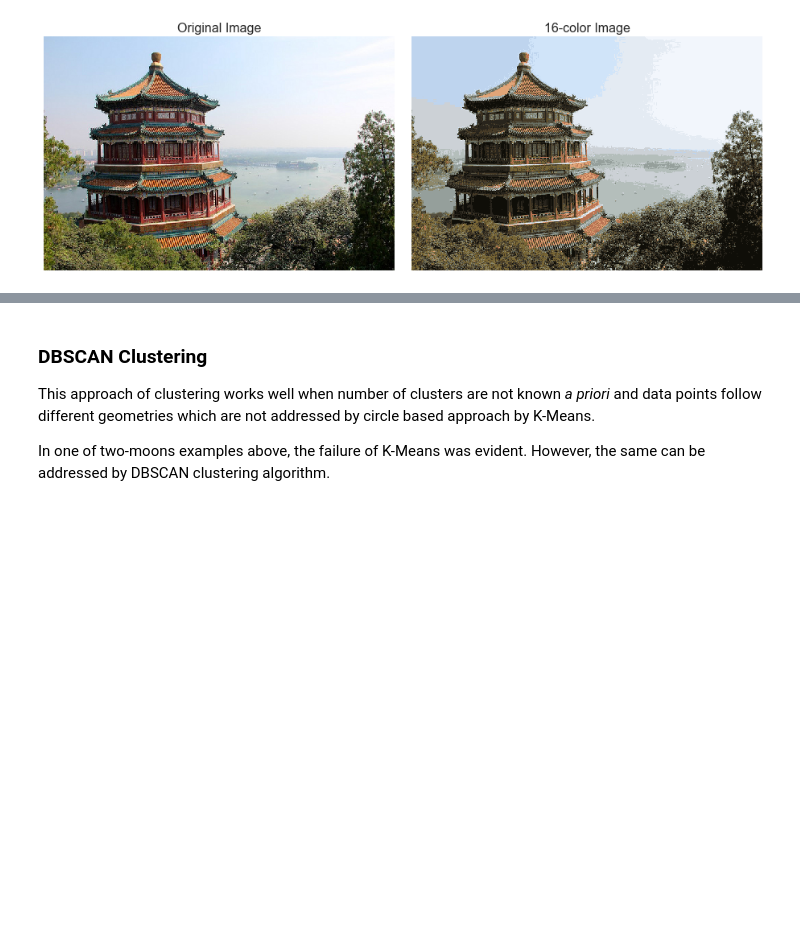
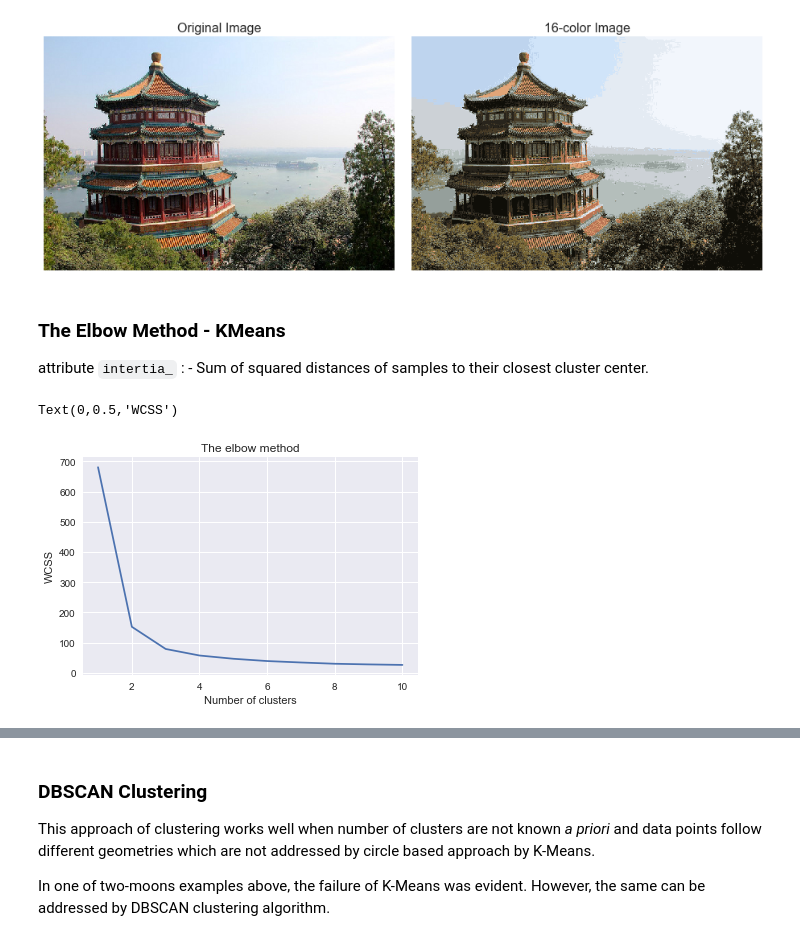
Before and after one commit to mayankkaizen/jupyter-notebooks, a Jupyter notebook: ML - Clustering - K-Means, DBSCAN and GMM.ipynb, the cells around one changed output, grey strips where cells are left out. Cells and saved outputs as stored; diff of their text form; code cells hidden in the pictures; blank space fills up the shorter version.

```diff
--- a/ML - Clustering - K-Means, DBSCAN and GMM.ipynb
+++ b/ML - Clustering - K-Means, DBSCAN and GMM.ipynb
@@ -183,3 +244,27 @@ ax[1].imshow(china_recolored)
 ax[1].set_title('16-color Image', size=16);
 # %% [output]
 [figure]
+# %% [markdown]
+### The Elbow Method - KMeans
+
+attribute `intertia_` : - Sum of squared distances of samples to their closest cluster center.
+# %%
+import numpy as np
+import matplotlib.pyplot as plt
+from sklearn.datasets import load_iris
+from sklearn.cluster import KMeans
+wcss = []
+
+iris = load_iris()
+for i in range(1,11):
+    model = KMeans(n_clusters = i)
+    model.fit(iris.data)
+    wcss.append(model.inertia_)
+
+plt.plot(range(1,11), wcss)
+plt.title('The elbow method')
+plt.xlabel('Number of clusters')
+plt.ylabel('WCSS')
+# %% [output]
+Text(0,0.5,'WCSS')
+[figure, added]
```
Also changed, not shown: parts of 21 cells of this notebook, 6 other files.
